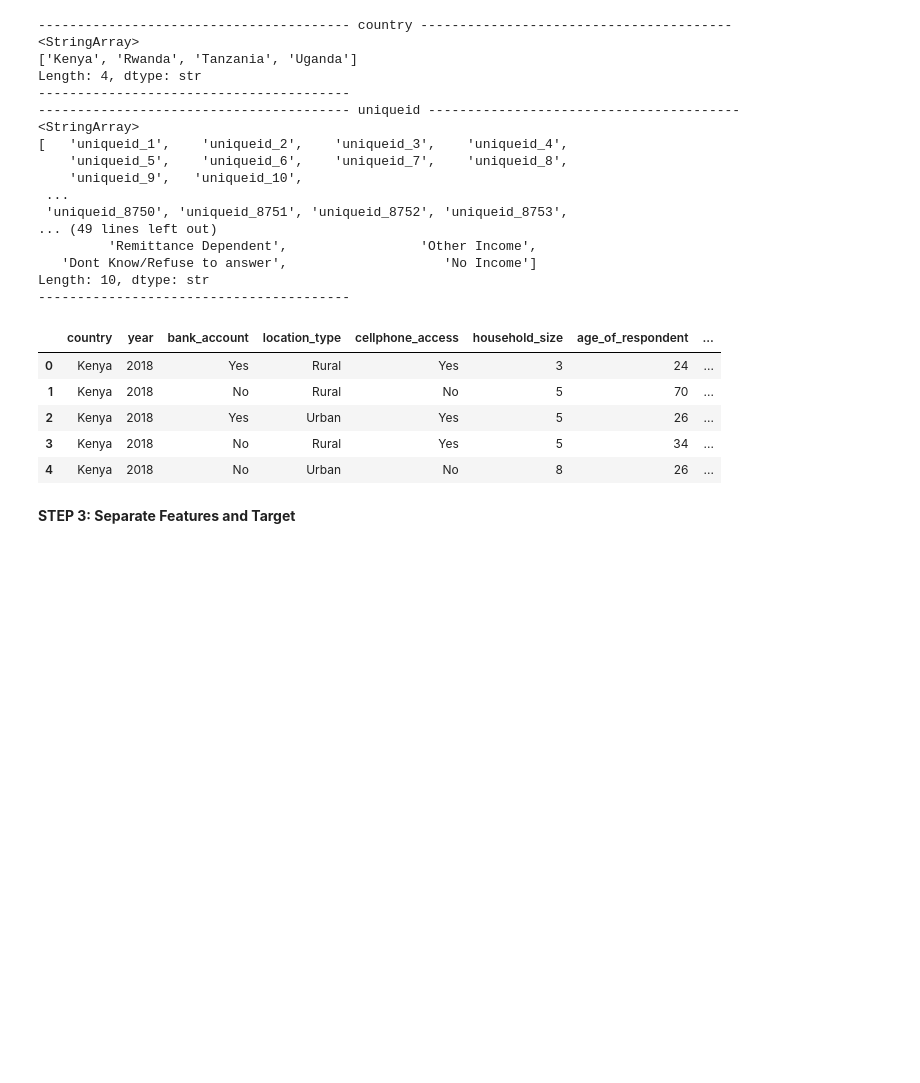
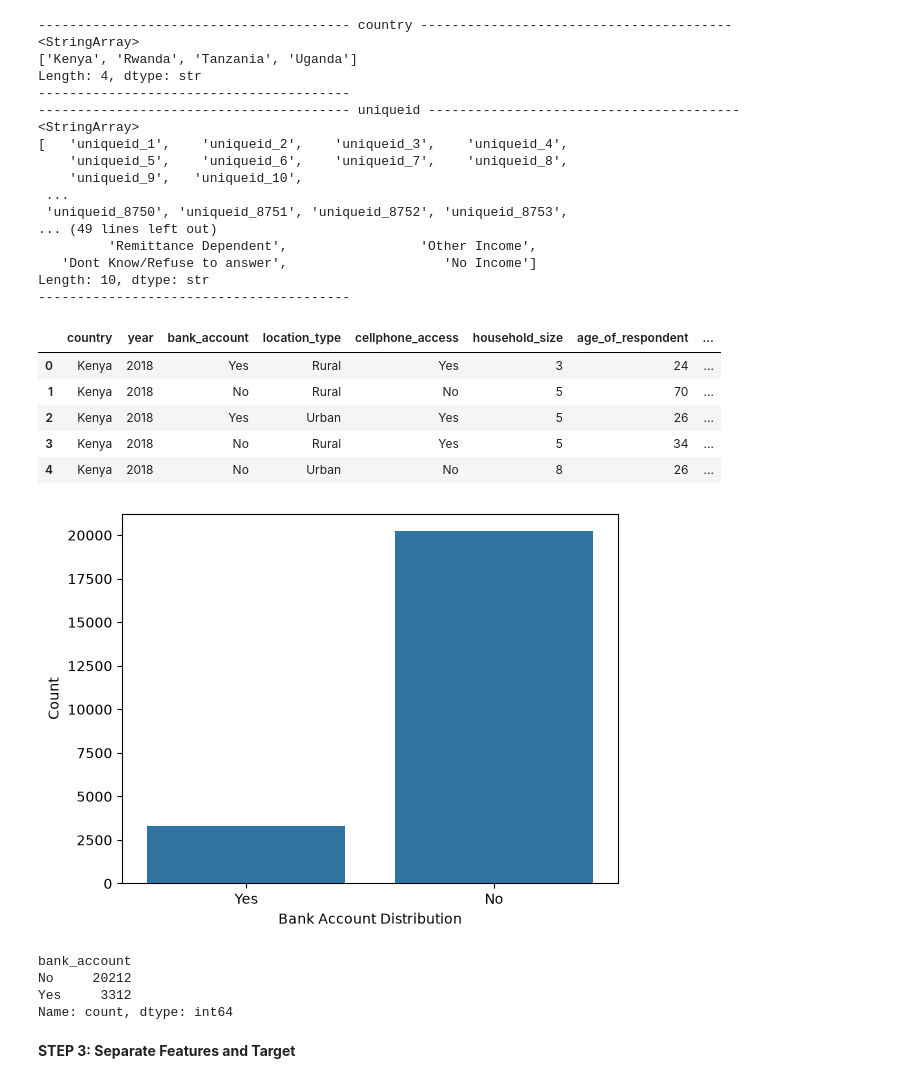
Before and after one commit to EmmanuelKiriinya/Machine-learning-notes, a Jupyter notebook: Supervised_Learning/Classification/ml.ipynb, the cells around one changed output. Saved outputs shown, nothing was run; the diff lists cells and outputs as text; code cells hidden in the pictures; blank space fills up the shorter version.

```diff
--- a/Supervised_Learning/Classification/ml.ipynb
+++ b/Supervised_Learning/Classification/ml.ipynb
@@ -104,7 +104,7 @@ __STEP 1: Load the dataset and the relevant libraries__
 import pandas as pd
 # %%
 # Load the dataset
-finance_data = pd.read_csv(r'D:\LuxDev Curriculum\Machine-learning-notes\Supervised_Learning\Classification\data\financial_inclusion.csv')
+finance_data = pd.read_csv(r'/Users/luxdevhq/Desktop/Data Science CH07/Machine Learning/Supervised_Learning/Classification/data/financial_inclusion.csv')
 
 finance_data.head()
 # %% [output]
@@ -227,6 +231,24 @@ finance_data.head()
 | 2 | Kenya | 2018 | Yes | Urban | Yes | 5 | 26 | ... |
 | 3 | Kenya | 2018 | No | Rural | Yes | 5 | 34 | ... |
 | 4 | Kenya | 2018 | No | Urban | No | 8 | 26 | ... |
+# %%
+# Check the class distribution of the target variable
+import seaborn as sns
+import matplotlib.pyplot as plt
+
+sns.countplot(data=finance_data, x="bank_account")
+plt.xlabel("Bank Account Distribution")
+plt.ylabel("Count")
+plt.show()
+# %% [output]
+[figure, added]
+# %%
+finance_data["bank_account"].value_counts()
+# %% [output]
+bank_account
+No     20212
+Yes     3312
+Name: count, dtype: int64
 # %% [markdown]
 __STEP 3: Separate Features and Target__
 # %%
```
Also changed, not shown: parts of 4 cells of this notebook, 3 other files.
